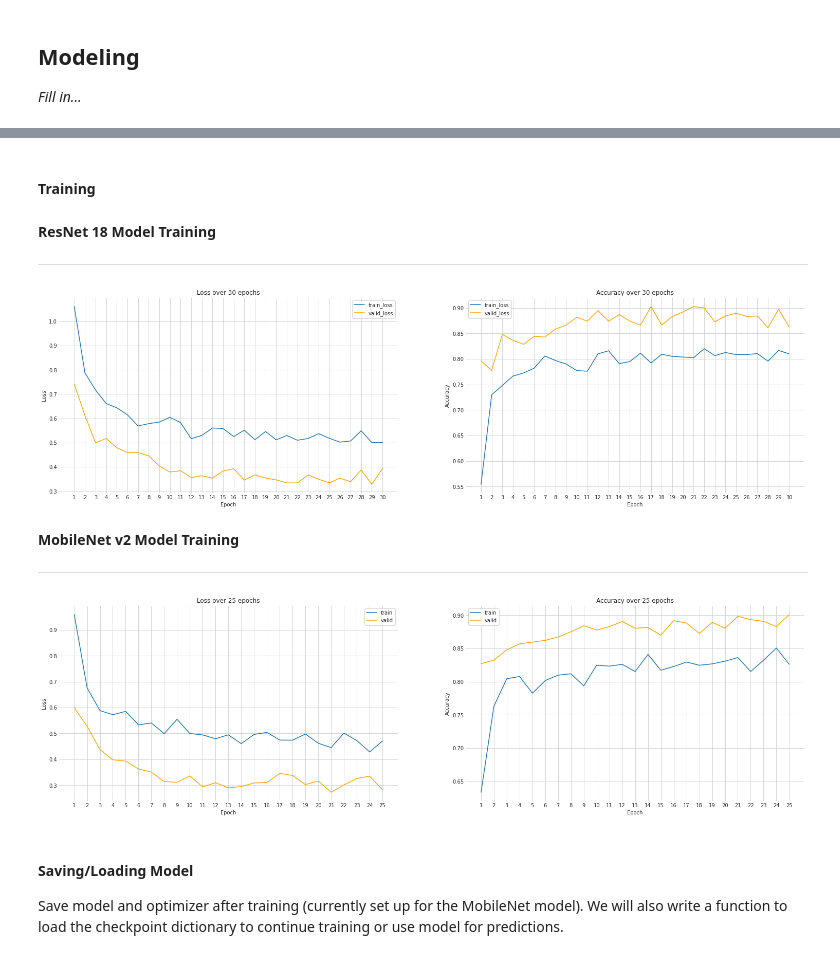
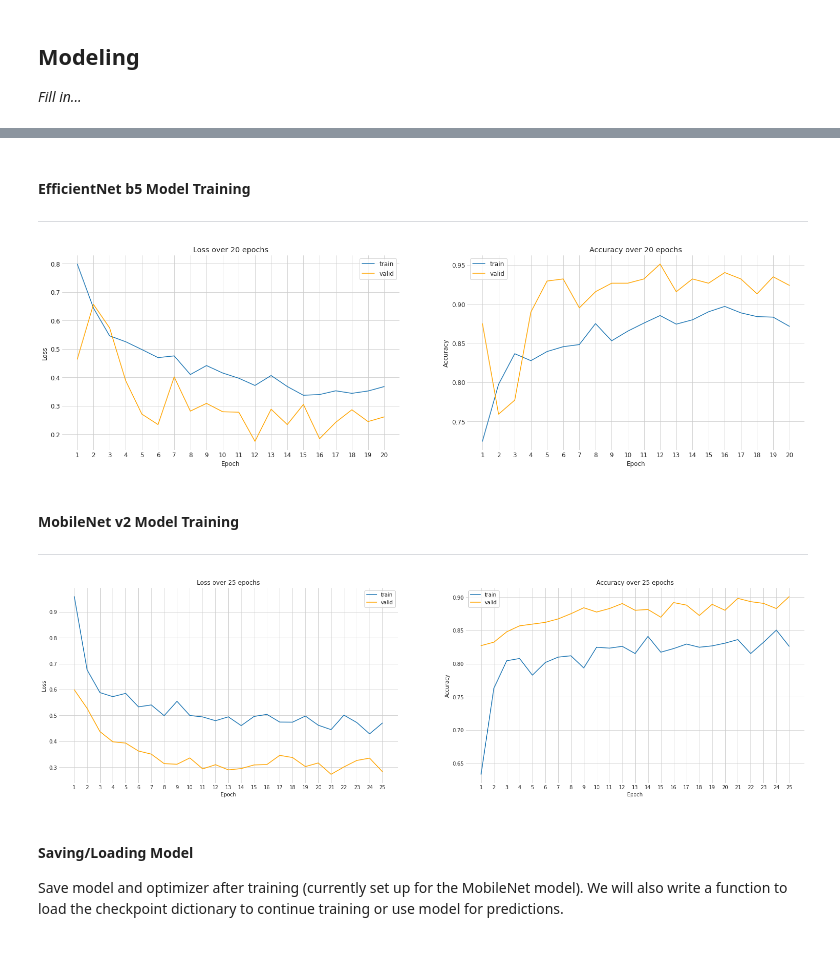
Before and after one commit to dhelms1/plant_pathology, a Jupyter notebook: plant_pathology.ipynb, the cells around one changed output, grey strips where cells are left out. Saved outputs shown, nothing was run; the diff lists cells and outputs as text; code cells hidden in the pictures.

```diff
--- a/plant_pathology.ipynb
+++ b/plant_pathology.ipynb
@@ -174,6 +184,7 @@ Now that we have the images in the correct directory format, we want to read the
 Note that we will have to read in the test images in a different way, since *ImageFolder* expects subfolders with labels, but the test images are unlabeled. We can do this by defining a custom [Dataset](https://pytorch.org/docs/stable/data.html#torch.utils.data.Dataset) to load our data.
 # %%
 data_dir = 'drive/My Drive/Colab Notebooks/Plant Pathology/images/'
+BATCH_SIZE = 8 # 32 for MobileNet
 # %%
 train_transforms = transforms.Compose([transforms.RandomRotation(15),
                                        transforms.RandomResizedCrop(224),
@@ -193,8 +204,8 @@ val_transforms = transforms.Compose([transforms.Resize(255),
 train_data = datasets.ImageFolder(data_dir + 'Train', transform=train_transforms)
 valid_data = datasets.ImageFolder(data_dir + 'Valid', transform=val_transforms)
 
-trainloader = torch.utils.data.DataLoader(train_data, batch_size=32, shuffle=True)
-validloader = torch.utils.data.DataLoader(valid_data, batch_size=32)
+trainloader = torch.utils.data.DataLoader(train_data, batch_size=BATCH_SIZE, shuffle=True)
+validloader = torch.utils.data.DataLoader(valid_data, batch_size=BATCH_SIZE)
 # %% [markdown]
 #### **Testing Dataset**
 
@@ -267,15 +278,13 @@ def create_model():
   Create a model using a pretrained architecture. Turn off training for all layers
   and define a new classifier that matches the number of diseases.
   '''
-  model = models.resnet18(pretrained=True)
+  model = EfficientNet.from_pretrained('efficientnet-b5')
 
-  for param in model.parameters():
-    param.requires_grad = False
+  input_size = model._fc.in_features
 
-  input_size = model.fc.in_features
+  model._fc = nn.Sequential(OrderedDict([('fc1', nn.Linear(input_size, 4)),
+                                         ('output', nn.LogSoftmax(dim=1))]))
 
-  model.fc = nn.Sequential(OrderedDict([('fc1', nn.Linear(input_size,4)),
-                                        ('output', nn.LogSoftmax(dim=1))]))
   return model
 # %%
 def create_hub_model():
@@ -305,2 +378,4 @@ optimizer = optim.Adam(model2.classifier.parameters(), lr=0.001) # change 'class
 # %% [markdown]
-#### **Training**
+#### **EfficientNet b5 Model Training**
+
+---
@@ -386,15 +382,47 @@ def plot_history(train_stat, val_stat, epochs, s_type):
+# %%
+# EfficientNet Model
+model = create_model()
+model.to(device);
+
+# Define the loss function and optimizer
+criterion = nn.NLLLoss()
+optimizer = optim.Adam(model.parameters(), lr=0.001)
+
+epochs = 20
+
+# Train model
+train_loss, train_acc, val_loss, val_acc = train_model(model, epochs, trainloader, validloader)
+
+# Plot loss and accuracy
+sns.set_style('whitegrid')
+plt.figure(figsize=(26,7))
+ax1 = plt.subplot(1,2,1)
+plot_history(train_loss, val_loss, epochs, 'Loss')
+ax2 = plt.subplot(1,2,2)
+plot_history(train_acc, val_acc, epochs, 'Accuracy')
+plt.show();
+# %% [output]
+[figure, added]
 # %% [markdown]
-**ResNet 18 Model Training**
+#### **MobileNet v2 Model Training**
 
 ---
 # %%
-# ResNet18 Model
-epochs = 30
+# Create MobileNet model and move to current device
+model = create_hub_model()
+model.to(device);
+
+# Define the loss function and optimizer
+criterion = nn.NLLLoss()
+optimizer = optim.Adam(model2.classifier.parameters(), lr=0.001)
+
+epochs = 25
 
 # Train model
 train_loss, train_acc, val_loss, val_acc = train_model(model, epochs, trainloader, validloader)
 
 # Plot loss and accuracy
+sns.set_style('whitegrid')
 plt.figure(figsize=(26,7))
 ax1 = plt.subplot(1,2,1)
 plot_history(train_loss, val_loss, epochs, 'Loss')
@@ -402,26 +430,7 @@ ax2 = plt.subplot(1,2,2)
 plot_history(train_acc, val_acc, epochs, 'Accuracy')
 plt.show();
 # %% [output]
-[figure, old version]
+[figure, new version]
-# %% [markdown]
-**MobileNet v2 Model Training**
-
----
-# %%
-epochs = 25
-
-# Train model
-train_loss, train_acc, val_loss, val_acc = train_model(model2, epochs, trainloader, validloader)
-
-# Plot loss and accuracy
-plt.figure(figsize=(26,7))
-ax1 = plt.subplot(1,2,1)
-plot_history(train_loss, val_loss, epochs, 'Loss')
-ax2 = plt.subplot(1,2,2)
-plot_history(train_acc, val_acc, epochs, 'Accuracy')
-plt.show();
-# %% [output]
-[figure, removed]
 # %% [markdown]
 #### **Saving/Loading Model**
 
```
Also changed, not shown: parts of 19 cells of this notebook.
